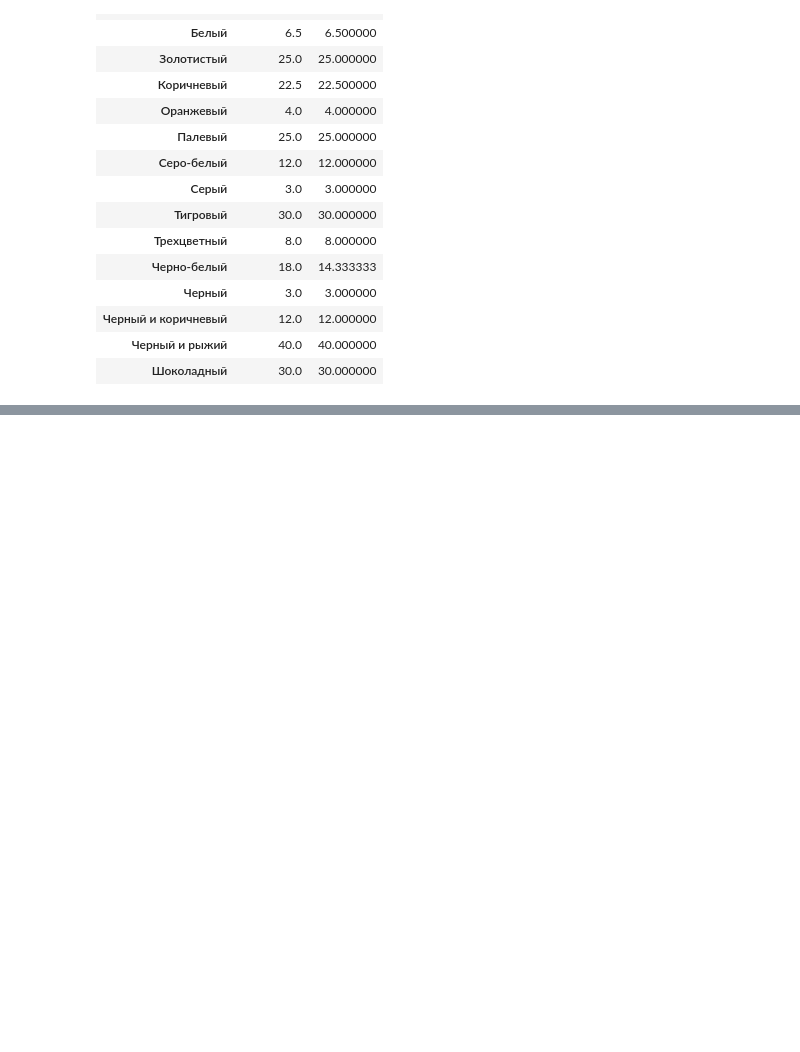
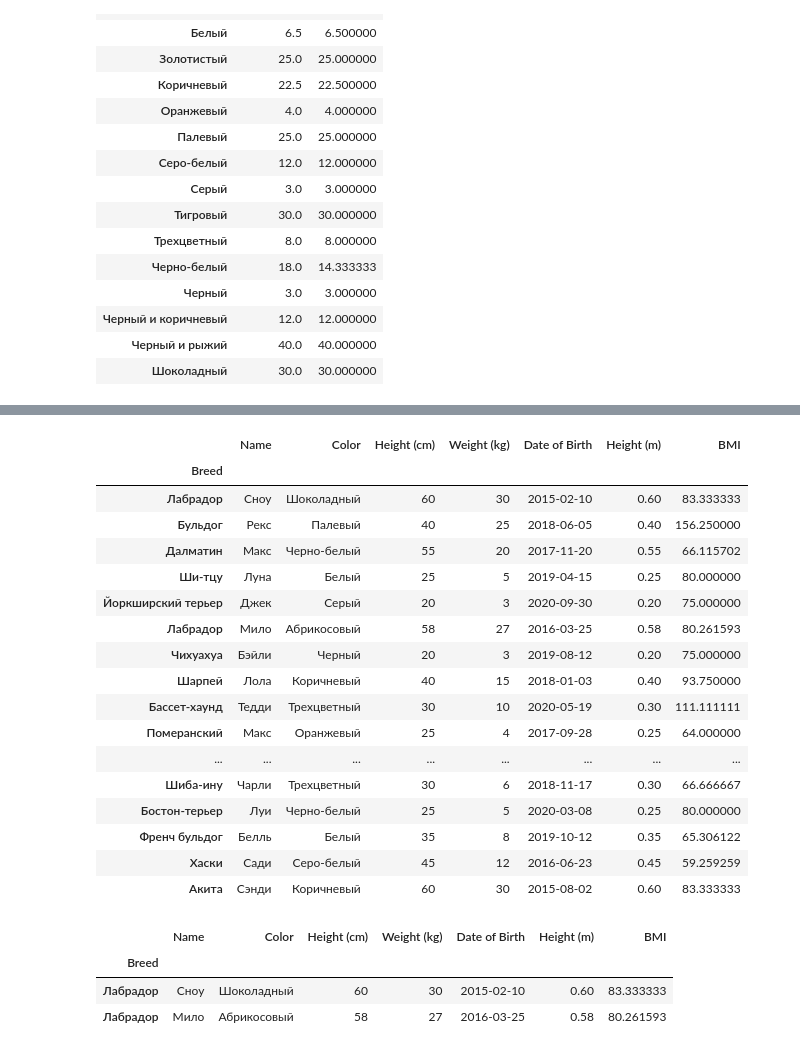
Before and after one commit to golubnichiy/big_data_11_23, a Jupyter notebook: days_01.ipynb, the cells around one changed output, grey strips where cells are left out. Cells and saved outputs as stored; diff of their text form; code cells hidden in the pictures; blank space fills up the shorter version.

```diff
--- a/days_01.ipynb
+++ b/days_01.ipynb
@@ -774,0 +854,29 @@ dogs.pivot_table(values="Weight (kg)", index="Color", columns="Breed", fill_valu
+# %%
+dogs_ind2 = dogs.set_index("Breed")
+dogs_ind2
+# %% [output]
+|  | Name | Color | Height (cm) | Weight (kg) | Date of Birth | Height (m) | BMI |
+| Breed |  |  |  |  |  |  |  |
+| Лабрадор | Сноу | Шоколадный | 60 | 30 | 2015-02-10 | 0.60 | 83.333333 |
+| Бульдог | Рекс | Палевый | 40 | 25 | 2018-06-05 | 0.40 | 156.250000 |
+| Далматин | Макс | Черно-белый | 55 | 20 | 2017-11-20 | 0.55 | 66.115702 |
+| Ши-тцу | Луна | Белый | 25 | 5 | 2019-04-15 | 0.25 | 80.000000 |
+| Йоркширский терьер | Джек | Серый | 20 | 3 | 2020-09-30 | 0.20 | 75.000000 |
+| Лабрадор | Мило | Абрикосовый | 58 | 27 | 2016-03-25 | 0.58 | 80.261593 |
+| Чихуахуа | Бэйли | Черный | 20 | 3 | 2019-08-12 | 0.20 | 75.000000 |
+| Шарпей | Лола | Коричневый | 40 | 15 | 2018-01-03 | 0.40 | 93.750000 |
+| Бассет-хаунд | Тедди | Трехцветный | 30 | 10 | 2020-05-19 | 0.30 | 111.111111 |
+| Померанский | Макс | Оранжевый | 25 | 4 | 2017-09-28 | 0.25 | 64.000000 |
+| ... | ... | ... | ... | ... | ... | ... | ... |
+| Шиба-ину | Чарли | Трехцветный | 30 | 6 | 2018-11-17 | 0.30 | 66.666667 |
+| Бостон-терьер | Луи | Черно-белый | 25 | 5 | 2020-03-08 | 0.25 | 80.000000 |
+| Френч бульдог | Белль | Белый | 35 | 8 | 2019-10-12 | 0.35 | 65.306122 |
+| Хаски | Сади | Серо-белый | 45 | 12 | 2016-06-23 | 0.45 | 59.259259 |
+| Акита | Сэнди | Коричневый | 60 | 30 | 2015-08-02 | 0.60 | 83.333333 |
+# %%
+dogs_ind2.loc["Лабрадор"]
+# %% [output]
+|  | Name | Color | Height (cm) | Weight (kg) | Date of Birth | Height (m) | BMI |
+| Breed |  |  |  |  |  |  |  |
+| Лабрадор | Сноу | Шоколадный | 60 | 30 | 2015-02-10 | 0.60 | 83.333333 |
+| Лабрадор | Мило | Абрикосовый | 58 | 27 | 2016-03-25 | 0.58 | 80.261593 |
```
Also changed, not shown: parts of 29 cells of this notebook, 2 other files.
